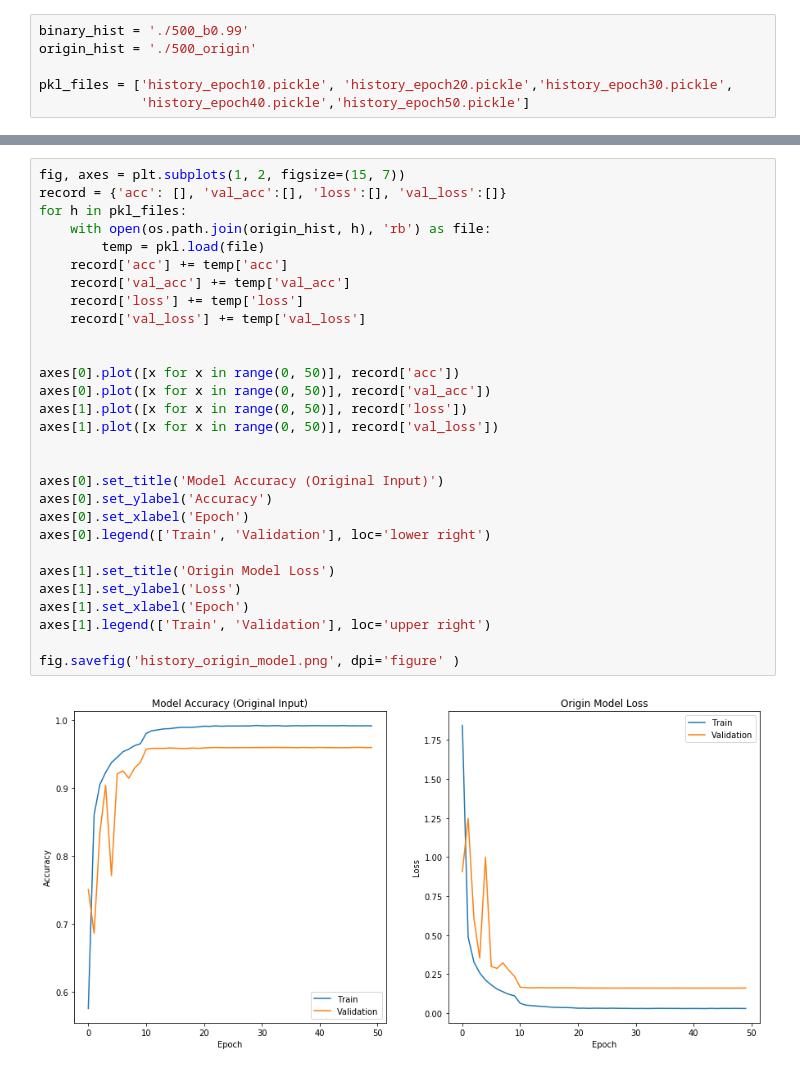
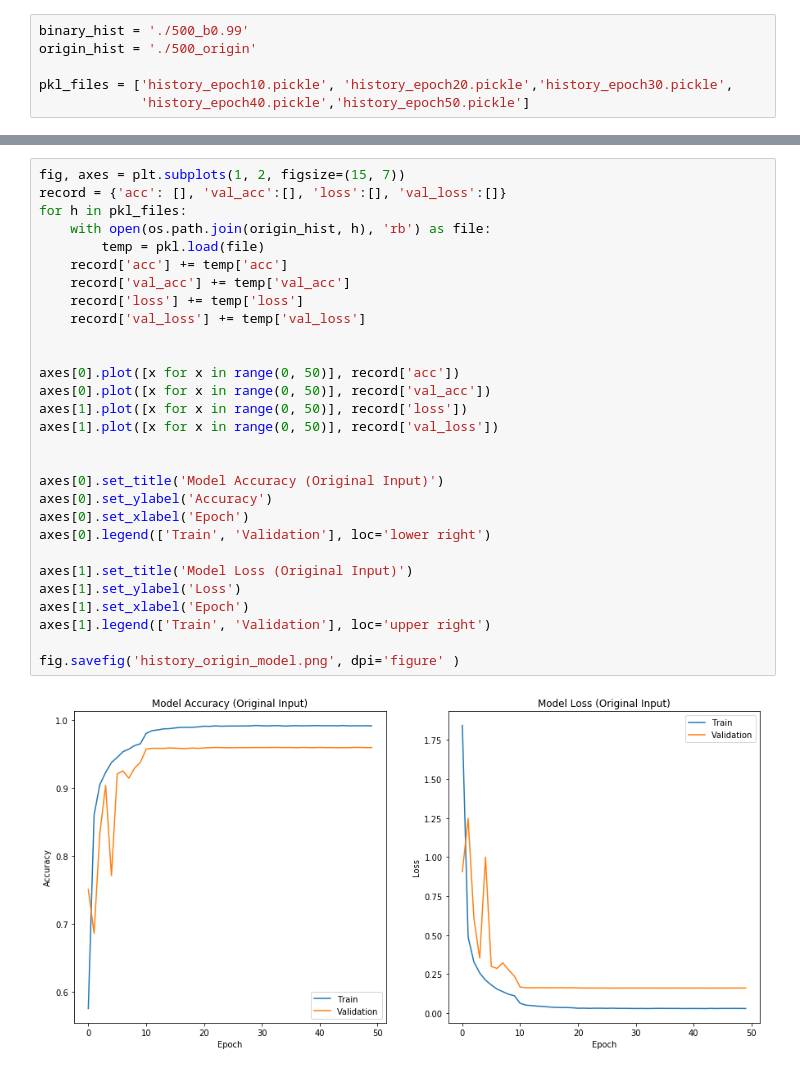
Before and after one commit to chenliz1/ChineseHandwritingRecognition, a Jupyter notebook: script.ipynb, the cells around one changed output, grey strips where cells are left out. Drawn from its saved outputs; the diff is of its cells as text.

```diff
--- a/script.ipynb
+++ b/script.ipynb
@@ -187,31 +187,31 @@ fig.savefig('history_binary_model.png', dpi='figure' )
 # %%
 fig, axes = plt.subplots(1, 2, figsize=(15, 7))
 record = {'acc': [], 'val_acc':[], 'loss':[], 'val_loss':[]}
 for h in pkl_files:
     with open(os.path.join(origin_hist, h), 'rb') as file:
         temp = pkl.load(file)
     record['acc'] += temp['acc']
     record['val_acc'] += temp['val_acc']
     record['loss'] += temp['loss']
     record['val_loss'] += temp['val_loss']
 
 
 axes[0].plot([x for x in range(0, 50)], record['acc'])
 axes[0].plot([x for x in range(0, 50)], record['val_acc'])
 axes[1].plot([x for x in range(0, 50)], record['loss'])
 axes[1].plot([x for x in range(0, 50)], record['val_loss'])
 
 
 axes[0].set_title('Model Accuracy (Original Input)')
 axes[0].set_ylabel('Accuracy')
 axes[0].set_xlabel('Epoch')
 axes[0].legend(['Train', 'Validation'], loc='lower right')
 
-axes[1].set_title('Origin Model Loss')
+axes[1].set_title('Model Loss (Original Input)')
 axes[1].set_ylabel('Loss')
 axes[1].set_xlabel('Epoch')
 axes[1].legend(['Train', 'Validation'], loc='upper right')
 
 fig.savefig('history_origin_model.png', dpi='figure' )
 # %% [output]
-[figure, old version]
+[figure, new version]
```
Also changed, not shown: parts of 1 cell of this notebook.
